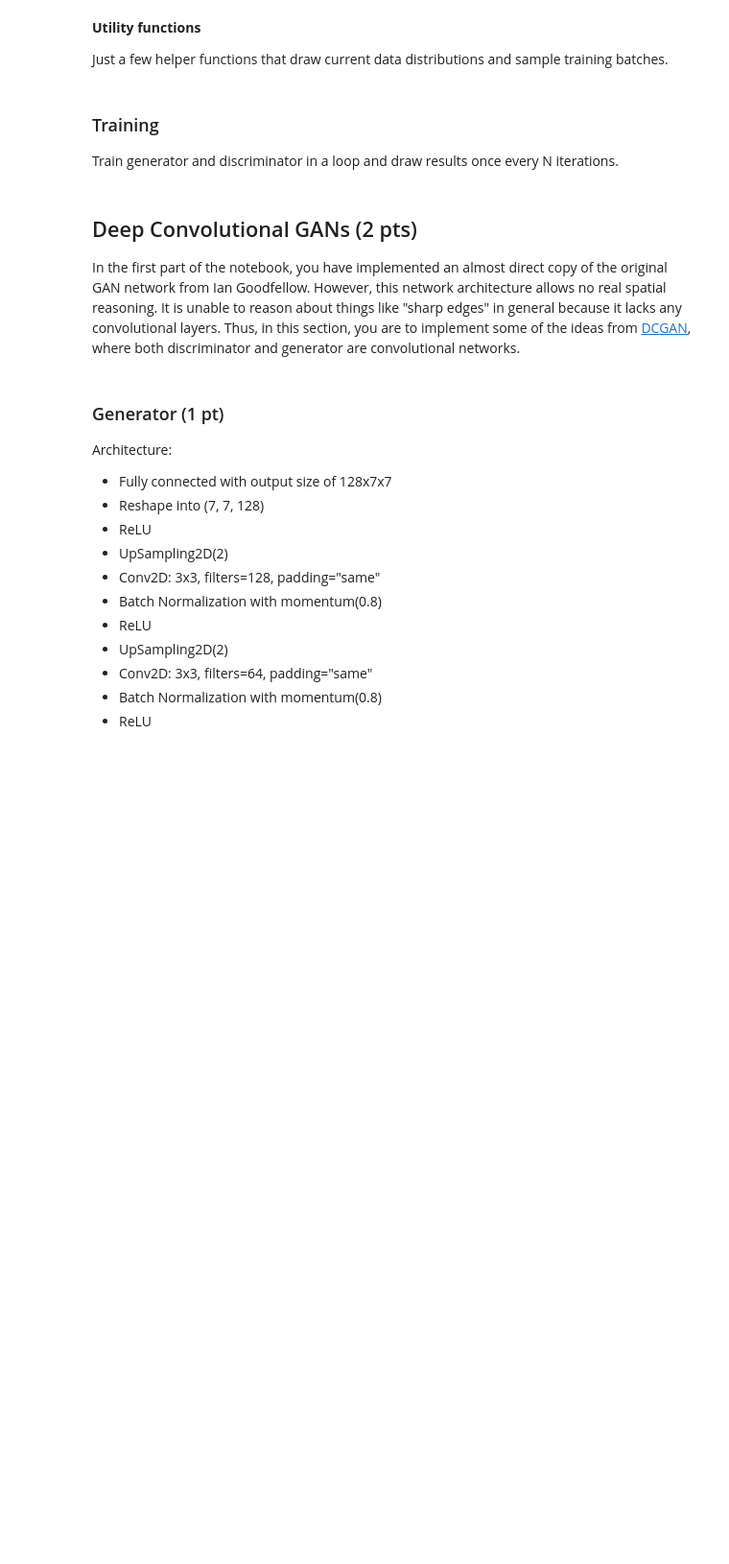
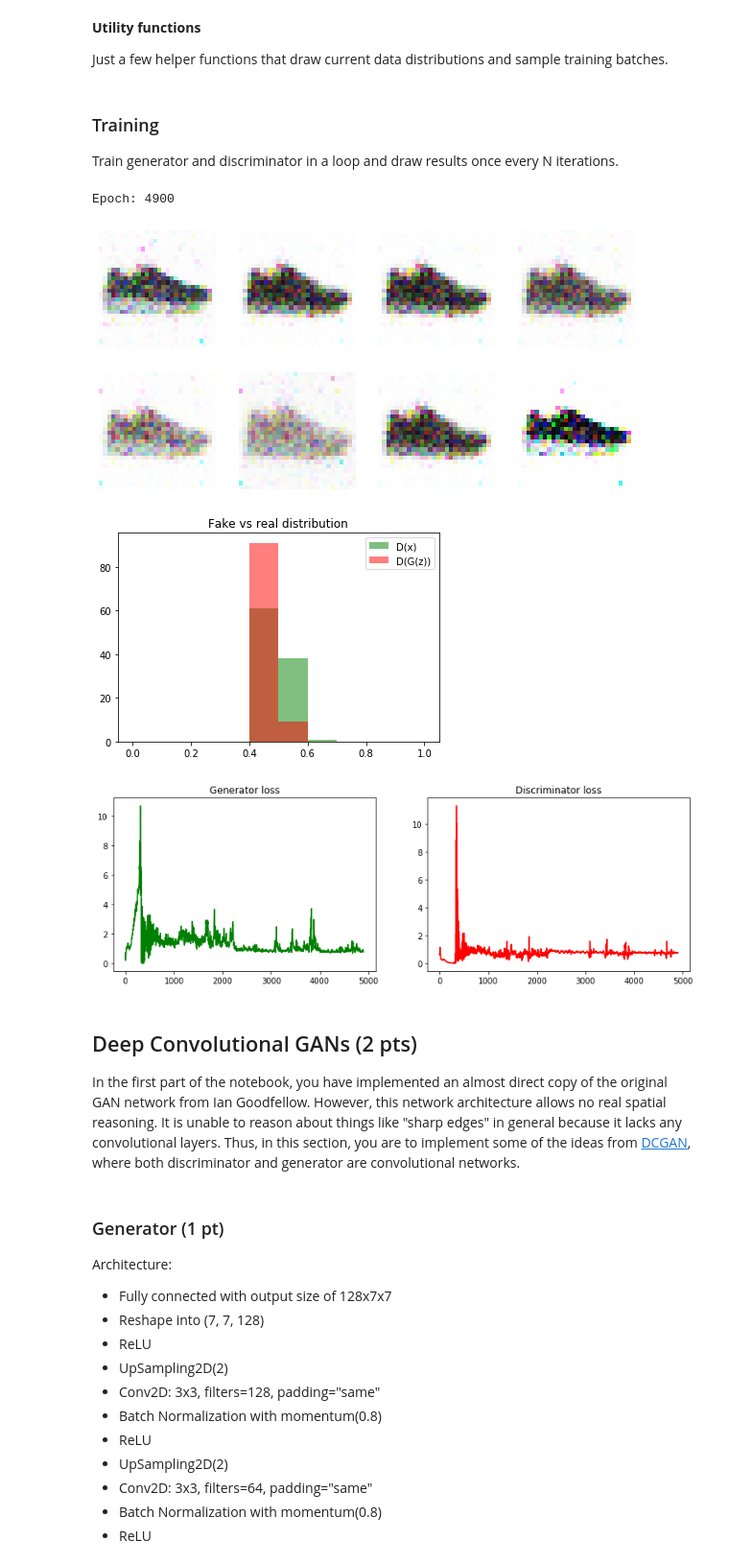
Before and after one commit to Mikhail-off/CV2020, a Jupyter notebook: task8/GAN_keras.ipynb, the cells around one changed output. Shown: that part at 96% size. Cells and saved outputs as stored; diff of their text form; code cells hidden in the pictures; blank space fills up the shorter version.

```diff
--- a/task8/GAN_keras.ipynb
+++ b/task8/GAN_keras.ipynb
@@ -168,11 +226,11 @@ Instead of computing the expectation, you may average over elements of the minib
 
 Note that these are negated from the equations presented earlier as we will be *minimizing* these losses.
 # %%
-def generator_gan_loss(y_true, y_pred):
-    fake_probas = "???"
-    logp_fake_is_real = "???"
-    loss = "???"
-    return loss
+def generator_gan_loss(y_true, y_pred, eps=K.epsilon()):
+    probas = y_pred
+    logp_fake_is_real = K.log(probas)
+    loss = K.mean(logp_fake_is_real)
+    return -loss
 # %%
 loss = generator_gan_loss(None, fake_probas)
 assert loss.shape[1:] == ()
@@ -181,14 +241,14 @@ K.eval(loss)
 def discriminator_gan_loss(y_true, y_pred, eps=K.epsilon()):
     probas = K.clip(y_pred, eps, 1 - eps) # clip to avoid overflow
 
-    is_real = y_true
+    is_real = K.clip(y_true, eps, 1 - eps)
     is_fake = 1 - y_true
 
-    logp_real_is_real = is_real * "???"
-    logp_fake_is_fake = is_fake * "???"
+    logp_real_is_real = is_real * K.log(probas)
+    logp_fake_is_fake = is_fake * K.log(1 - probas)
 
-    loss = "???"
-    return loss
+    loss = logp_real_is_real + logp_fake_is_fake
+    return -K.mean(loss)
 # %%
 real_data = sample_data(32)
 
@@ -203,6 +265,6 @@ K.eval(loss)
 # %%
 discriminator_opt = keras.optimizers.Adam(0.0002, 0.5)
-discriminator_loss = "???"
+discriminator_loss = discriminator_gan_loss
 
 discriminator.compile(
     optimizer=discriminator_opt,
@@ -214,12 +276,12 @@ discriminator.trainable = False
 
 combined = keras.models.Model(
     inputs=generator.inputs,
-    outputs="???",
+    outputs=discriminator(generator.output),
     name="FCGAN_combined"
 )
 
 generator_opt = keras.optimizers.Adam(0.0002, 0.5)
-generator_loss = "???"
+generator_loss = generator_gan_loss
 
 combined.compile(
     optimizer=generator_opt,
@@ -267,48 +329,53 @@ history = {"gen": [], "disc": []}
 for epoch in range(epochs):
 
     # Generate a new batch of noise
-    noise = "???"
+    noise = sample_noise(batch_size)
 
     # Get a batch of real images
-    real_data = "???"
+    real_data = sample_data(batch_size)
 
     # Generate a batch of fake images
     # Hint: use .predict() method
-    fake_data = "???"
+    fake_data = generator.predict(noise)
 
     # Run discriminator on both real and fake images
     # Hint: use .train_on_batch() method
-    loss_d_real = "???" # train on real_data
-    loss_d_fake = "???" # train on fake_data
+    loss_d_real = discriminator.train_on_batch(real_data, np.ones(shape=(batch_size, 1))) # train on real_data
+    loss_d_fake = discriminator.train_on_batch(fake_data, np.zeros(shape=(batch_size, 1))) # train on fake_data
     loss_d = 0.5 * (loss_d_real + loss_d_fake)
 
     # Make another noise batch
-    noise = "???"
+    noise = sample_noise(batch_size)
 
     # Train the generator to trick the discriminator
     # For the generator, we want all the {fake, not-fake} labels
     # to say not-fake
     # Hint: use combined model
-    loss_g = "???"
+    loss_g = combined.train_on_batch(noise, np.ones(shape=(batch_size, 1)))
 
     history["disc"].append(loss_d)
     history["gen"].append(loss_g)
 
     if epoch % 100 == 0:
         clear_output(wait=True)
         print("Epoch:", epoch)
 
         sample_images(2, 4)
         sample_probas(100, batch_size)
 
         time = np.arange(epoch + 1)
 
         fig, ax = plt.subplots(ncols=2, figsize=(13, 4))
         ax[0].set_title("Generator loss")
         ax[0].plot(time, history["gen"], color='g')
         ax[1].set_title("Discriminator loss")
         ax[1].plot(time, history["disc"], color='r')
         plt.show()
+# %% [output]
+Epoch: 4900
+[figure, added]
+[figure, added]
+[figure, added]
 # %% [markdown]
 ## Deep Convolutional GANs (2 pts)
 In the first part of the notebook, you have implemented an almost direct copy of the original GAN network from Ian Goodfellow. However, this network architecture allows no real spatial reasoning. It is unable to reason about things like "sharp edges" in general because it lacks any convolutional layers. Thus, in this section, you are to implement some of the ideas from [DCGAN](https://arxiv.org/abs/1511.06434), where both discriminator and generator are convolutional networks.
```
Also changed, not shown: parts of 43 cells of this notebook, 1 other file.
